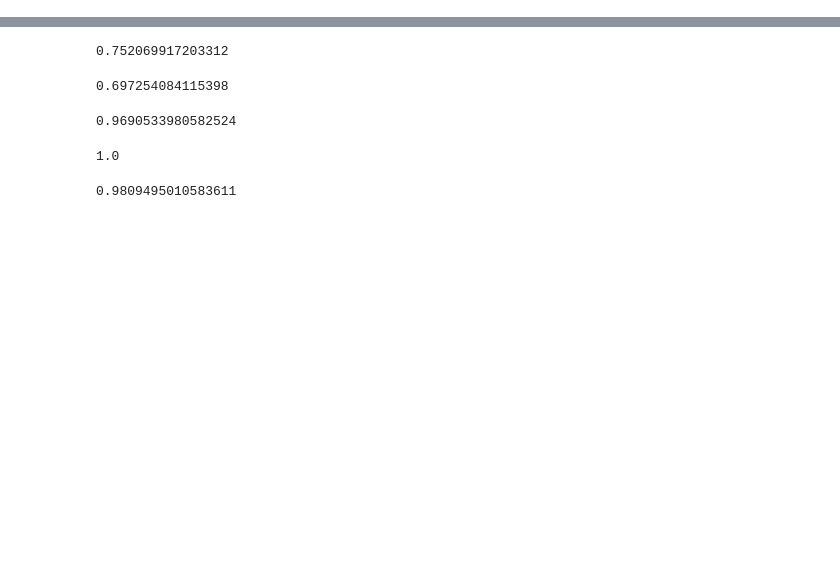
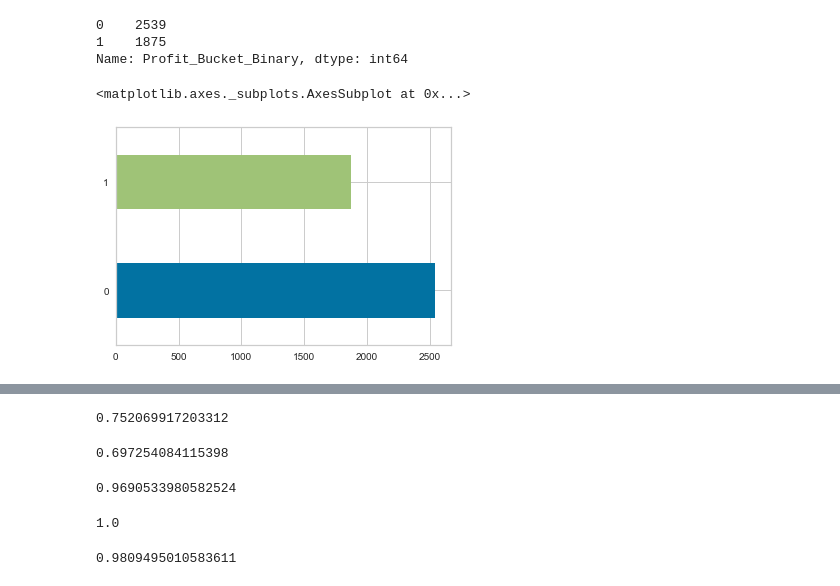
Before and after one commit to fagan2888/Box-Office, a Jupyter notebook: codes/Data_modeling_notebook/modelMoviesData.ipynb, the cells around one changed output, grey strips where cells are left out. Drawn from its saved outputs; the diff is of its cells as text; code cells hidden in the pictures; blank space fills up the shorter version.

```diff
--- a/codes/Data_modeling_notebook/modelMoviesData.ipynb
+++ b/codes/Data_modeling_notebook/modelMoviesData.ipynb
@@ -343,0 +247,16 @@ model.score(X_test, y_test)
+# %%
+#Limit dataset to those with filled in Revenue, Budget, and Length columns.  Based on what I've seen, this helps to
+#get rid of remaining duplicates in dataset.  Also helps to narrow down dataset to test profitability, where we
+#need both revenue and budget filled in.  We could experiment with movies with revenue greater than $100,000, if
+#we choose to.
+test = movies[(movies['Revenue_Real']>0)&(movies['Budget_Real']>0)&(movies['Length']>0)]
+
+#Make binary variable for if movie made at least 2x budget
+test['Profit_Bucket_Binary']=np.where(test['Profit_Bucket']=='<1x', 0, np.where(test['Profit_Bucket']=='[1-2x)',
+                        0, np.where(test['Profit_Bucket']=='[2-3x)', 1, np.where(test['Profit_Bucket']=='[3-4x)',
+                        1, np.where(test['Profit_Bucket']=='[4-5x)', 1, np.where(test['Profit_Bucket']=='>=5x', 1, ''))))))
+
+#Put zero where null
+test['Revenue_Actor_Real']=movies['Revenue_Actor_Real'].apply(lambda x: 0 if pd.isnull(x) else x)
+test['Revenue_Director_Real']=movies['Revenue_Director_Real'].apply(lambda x: 0 if pd.isnull(x) else x)
+test['Revenue_Writer_Real']=movies['Revenue_Writer_Real'].apply(lambda x: 0 if pd.isnull(x) else x)
@@ -343,0 +284,10 @@ model.score(X_test, y_test)
+# %%
+#Show distribution of profit bucket binary
+print(test['Profit_Bucket_Binary'].value_counts())
+test['Profit_Bucket_Binary'].value_counts().plot(kind='barh')
+# %% [output]
+0    2539
+1    1875
+Name: Profit_Bucket_Binary, dtype: int64
+<matplotlib.axes._subplots.AxesSubplot at 0x...>
+[figure, added]
```
Also changed, not shown: parts of 100 cells of this notebook, 1 other file.
